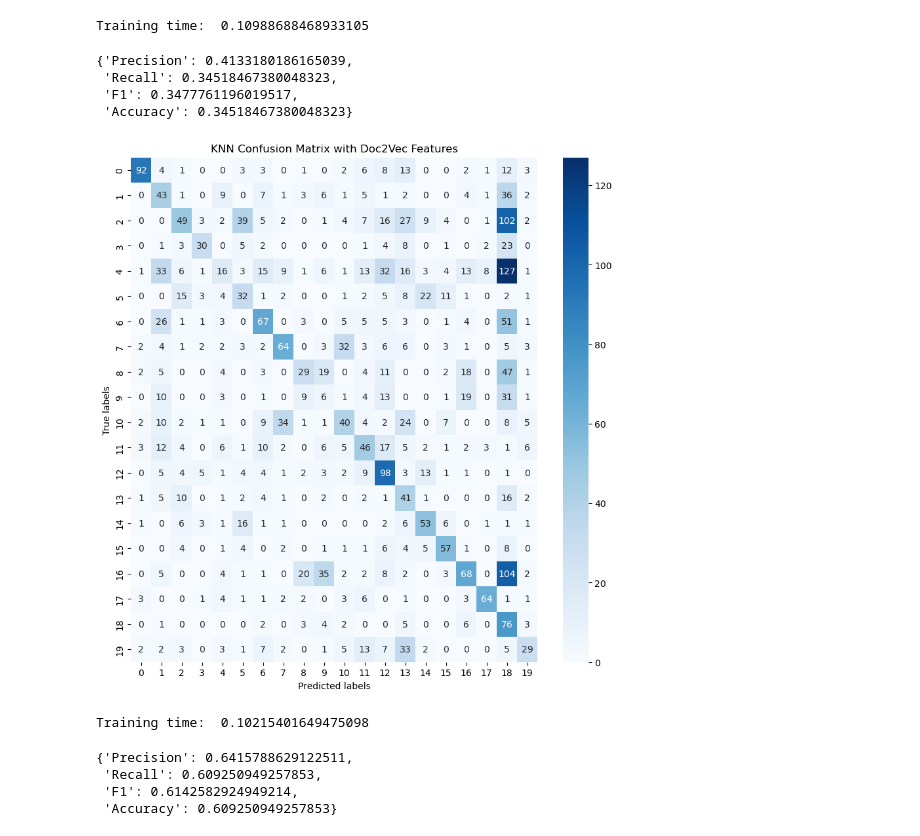
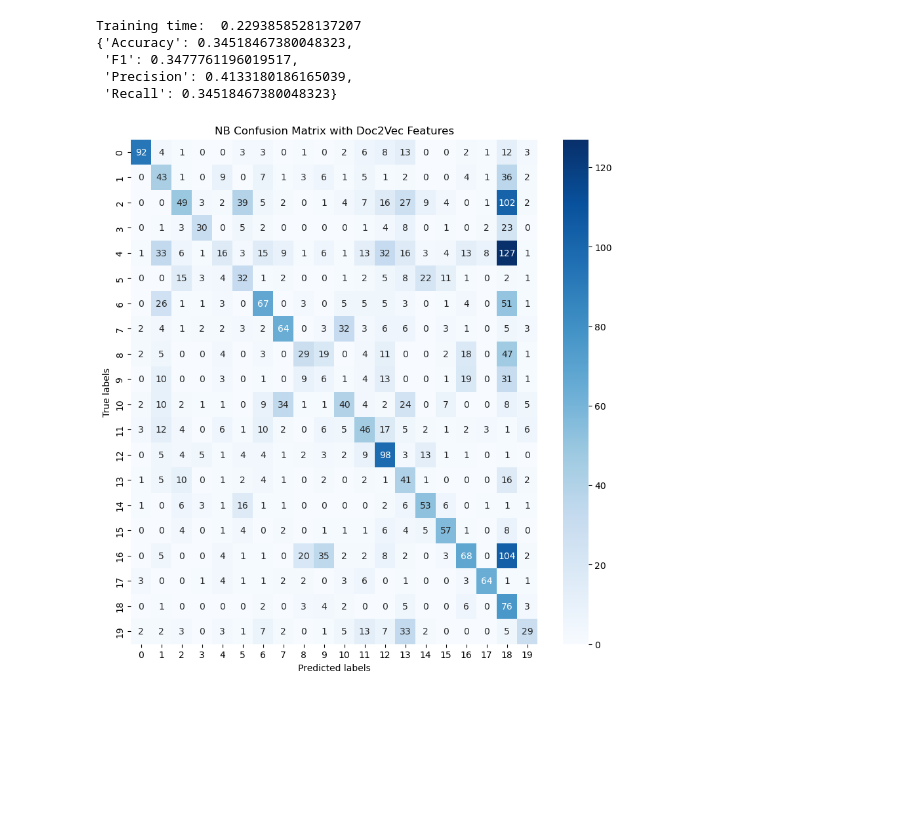
Before and after one commit to pogrebitskiy/Author-Attribution, a Jupyter notebook: evaluation/run_naive_bayes.ipynb, the cells around one changed output. Saved outputs shown, nothing was run; the diff lists cells and outputs as text; code cells hidden in the pictures; blank space fills up the shorter version.

```diff
--- a/evaluation/run_naive_bayes.ipynb
+++ b/evaluation/run_naive_bayes.ipynb
@@ -24,21 +12,18 @@ nb_classifier = SklearnClassifier(GaussianNB)
-# %%
-# Train the classifier
-start = time.time()
-nb_classifier.train(X_train, y_train)
-end = time.time()
-print('Training time: ', end - start)
-# %% [output]
-Training time:  0.10988688468933105
-# %%
-# Evaluate the classifier
-nb_classifier.evaluate(X_test, y_test)
-# %% [output]
-{'Precision': 0.4133180186165039,
- 'Recall': 0.34518467380048323,
- 'F1': 0.3477761196019517,
- 'Accuracy': 0.34518467380048323}
-# %%
-# Get the confusion matrix
-nb_classifier.get_confusion_matrix(X_test, y_test, 'KNN Confusion Matrix with Doc2Vec Features')
-# %% [output]
-[figure, removed]
+# %%
+def run_naive_bayes(X, y, figure_title, scale_features=True):
+    if scale_features:
+        X = utils.scale_feature_matrix(X)
+    # Split the data into training and testing sets
+    X_train, X_test, y_train, y_test = train_test_split(X, y, test_size=0.2, random_state=42)
+
+    clf = SklearnClassifier(GaussianNB())
+    # Find the best hyperparameters
+    start = time.time()
+    clf.train(X_train, y_train)
+    print('Training time: ', time.time() - start)
+
+    # Evaluate the model
+    pprint(clf.evaluate(X_test, y_test))
+
+    # Get the confusion matrix
+    clf.get_confusion_matrix(X_test, y_test, figure_title)
@@ -45 +34,11 @@ nb_classifier.get_confusion_matrix(X_test, y_test, 'KNN Confusion Matrix with Do
+# %%
+# Run the classifier with the Doc2Vec features
+run_naive_bayes(X, y, 'NB Confusion Matrix with Doc2Vec Features')
+# %% [output]
+Training time:  0.2293858528137207
+{'Accuracy': 0.34518467380048323,
+ 'F1': 0.3477761196019517,
+ 'Precision': 0.4133180186165039,
+ 'Recall': 0.34518467380048323}
+[figure, added]
 # %%
@@ -60,16 +47,0 @@ nb_classifier = SklearnClassifier(GaussianNB)
-# %%
-# Train the classifier
-start = time.time()
-nb_classifier.train(X_train, y_train)
-end = time.time()
-print('Training time: ', end - start)
-# %% [output]
-Training time:  0.10215401649475098
-# %%
-# Evaluate the classifier
-nb_classifier.evaluate(X_test, y_test)
-# %% [output]
-{'Precision': 0.6415788629122511,
- 'Recall': 0.609250949257853,
- 'F1': 0.6142582924949214,
- 'Accuracy': 0.609250949257853}
```
Also changed, not shown: parts of 9 cells of this notebook.
